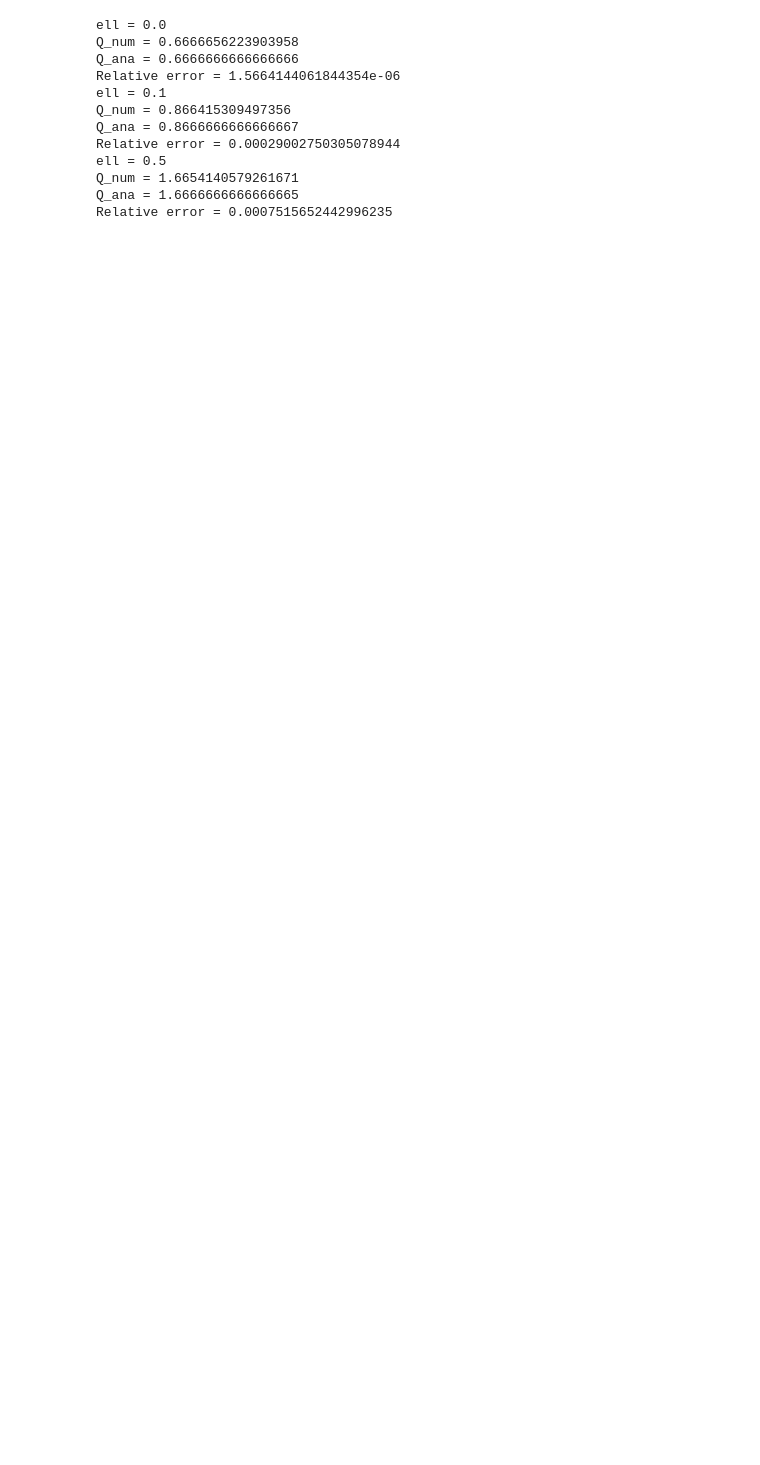
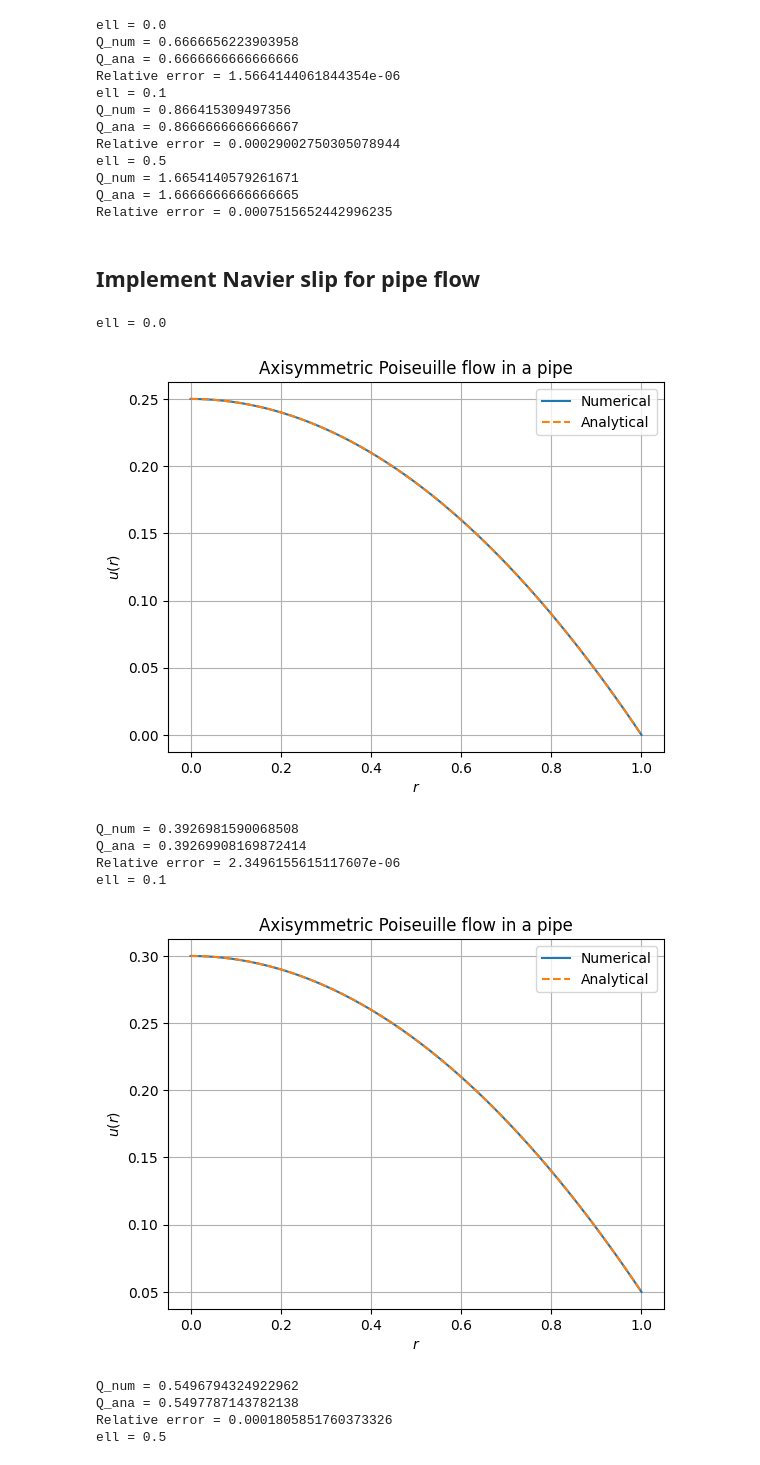
Before and after one commit to JasperA680/PX912-, a Jupyter notebook: Assignment1.ipynb, the cells around one changed output. Cells and saved outputs as stored; diff of their text form; code cells hidden in the pictures; blank space fills up the shorter version.

Commit message:
Navier slip (pipe flow)

```diff
--- a/Assignment1.ipynb
+++ b/Assignment1.ipynb
@@ -202,3 +202,5 @@ ell = 0.5
 Q_num = 1.6654140579261671
 Q_ana = 1.6666666666666665
 Relative error = 0.0007515652442996235
+# %% [markdown]
+## Implement Navier slip for pipe flow
@@ -204,0 +255,34 @@ Relative error = 0.0007515652442996235
+# %%
+R, G, nu = 1.0, 1.0, 1.0
+for ell in [0.0, 0.1, 0.5]:
+    r, u_num = solve_pipe_poiseuille_navier_slip(R=R, n=800, G=G, nu=nu, ell=ell)
+    u_ana = u_analytic_pipe_slip(r, R=R, G=G, nu=nu, ell=ell)
+    print("ell =", ell)
+
+    plt.figure()
+    plt.plot(r, u_num, label="Numerical")
+    plt.plot(r, u_ana, "--", label = "Analytical")
+    plt.xlabel(r"$r$")
+    plt.ylabel(r"$u(r)$")
+    plt.title("Axisymmetric Poiseuille flow in a pipe")
+    plt.grid(True)
+    plt.legend()
+    plt.show()
+
+    Q_num = flux_pipe(u_num, r)
+    Q_ana = (np.pi*G/(8*nu)) * (R**4 + 4*R**3*ell)
+    print("Q_num =", Q_num)
+    print("Q_ana =", Q_ana)
+    print("Relative error =", abs(Q_num - Q_ana)/abs(Q_ana))
+# %% [output]
+ell = 0.0
+[figure, added]
+Q_num = 0.3926981590068508
+Q_ana = 0.39269908169872414
+Relative error = 2.3496155615117607e-06
+ell = 0.1
+[figure, added]
+Q_num = 0.5496794324922962
+Q_ana = 0.5497787143782138
+Relative error = 0.0001805851760373326
+ell = 0.5
```
Also changed, not shown: parts of 3 cells of this notebook.
